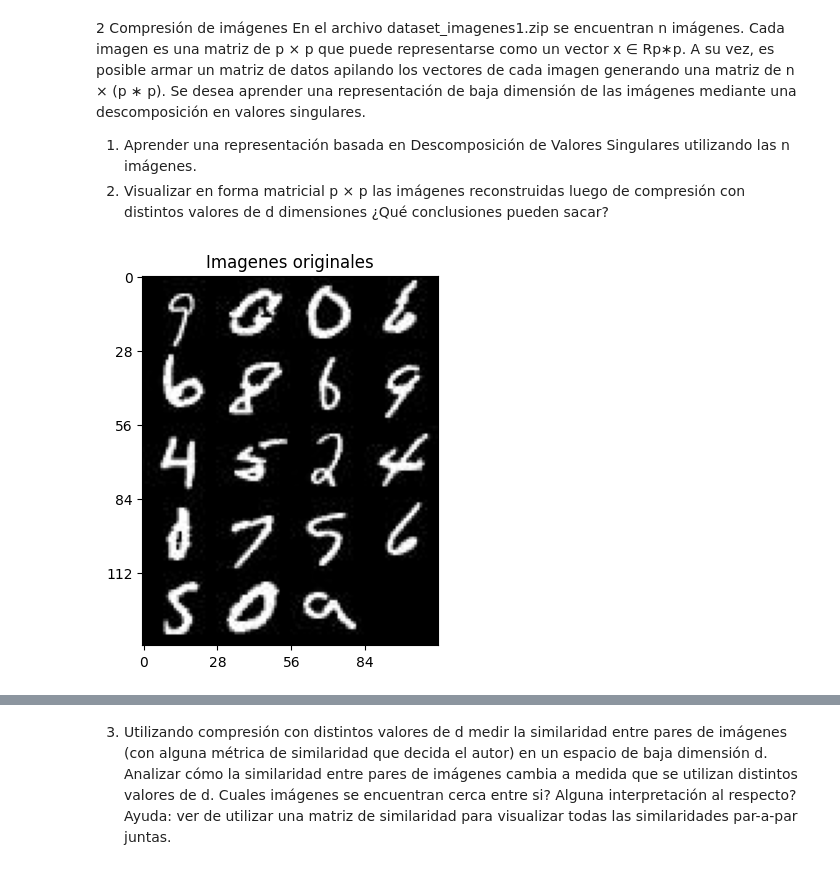
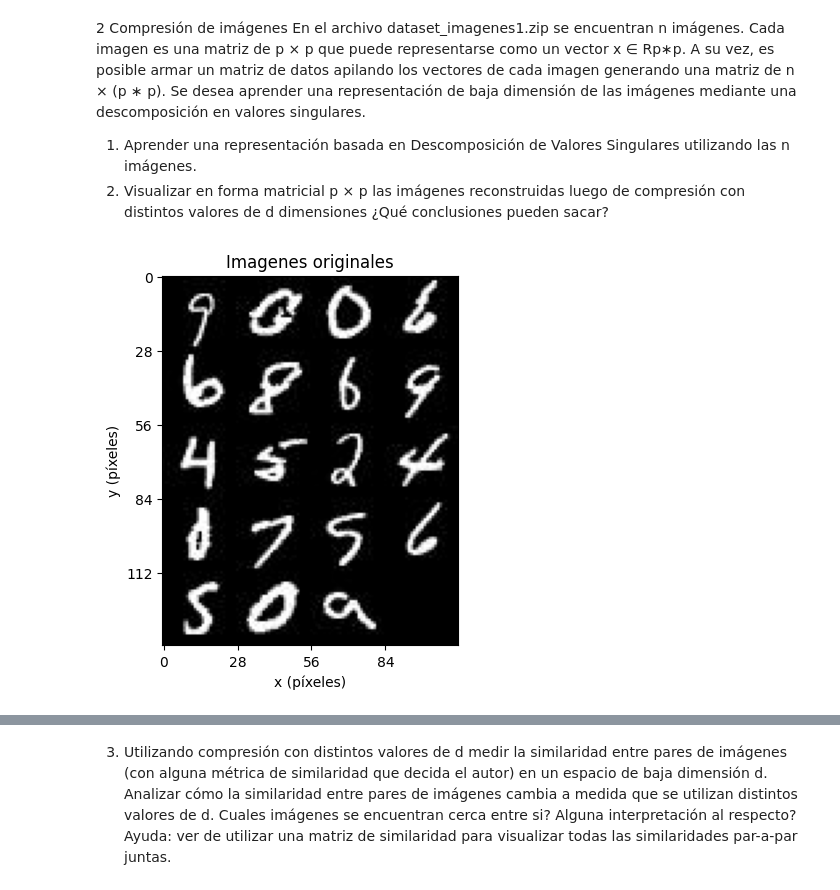
Before and after one commit to BrunoDC-dev/Metodos-numericos-2, a Jupyter notebook: TP3/p2.ipynb, the cells around one changed output, grey strips where cells are left out. Cells and saved outputs as stored; diff of their text form; code cells hidden in the pictures.

```diff
--- a/TP3/p2.ipynb
+++ b/TP3/p2.ipynb
@@ -10,33 +10,38 @@ valores de d dimensiones ¿Qué conclusiones pueden sacar?
 # %%
 from matplotlib.image import imread
 from pylab import *
 import matplotlib.pyplot as plt
 import numpy as np
 import os
 
 folder = folder = "C:/Users/juand/OneDrive/Documentos/Workspace/I202/I202TP34/TP3/datasets_imgs"
 
 image_names = os.listdir(folder)
 image_names.sort()
-svds = []
-originales = []
+n = len(image_names)
+p = len(imread(folder + "/" + image_names[0]))
+A = np.zeros((n,p**2))
+
+for i in range(n):
+    A[i] = imread(folder + "/" + image_names[i]).flatten()
+
+U, S, VT = np.linalg.svd(A, full_matrices = False)
+S = np.diag(S)
+
 collage = np.zeros((140, 112))
-for i in range(len(image_names)):
-    A = imread(folder + "/" + image_names[i])
-    originales.append(A)
-    U, S, VT = np.linalg.svd(A, full_matrices = False)
-    S = np.diag(S)
-    svds.append((U, S, VT))
-    for f in range(28):
-        for c in range(28):
-            collage[f + (i // 4) * 28, c + (i % 4) * 28] = A[f,c]
+for i in range(n):
+    for f in range(p):
+        for c in range(p):
+            collage[f + (i // 4) * 28, c + (i % 4) * 28] = A[i].reshape((p,p))[f,c]
 
 plt.figure()
 img = plt.imshow(collage, cmap = 'gray')
 plt.xticks(np.arange(0, collage.shape[1], 28))
 plt.yticks(np.arange(0, collage.shape[0], 28))
+plt.xlabel('x (píxeles)')
+plt.ylabel('y (píxeles)')
 plt.title('Imagenes originales')
 plt.show()
 # %% [output]
-[figure, old version]
+[figure, new version]
 # %%
```
Also changed, not shown: parts of 7 cells of this notebook.
